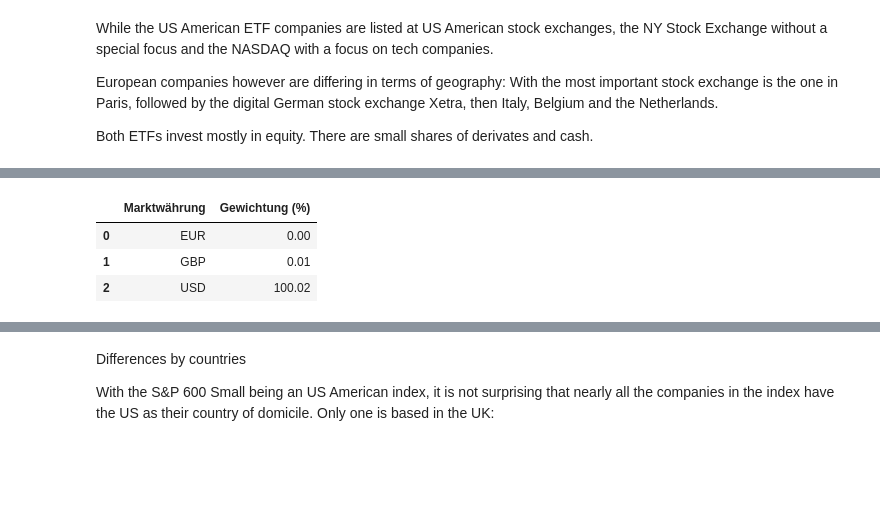
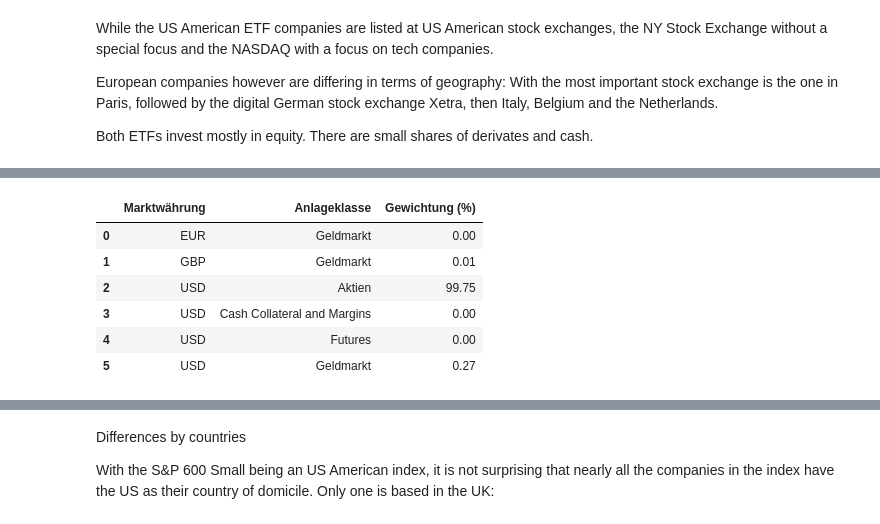
Before and after one commit to looreen/index_comparison, a Jupyter notebook: Index comparison.ipynb, the cells around one changed output, grey strips where cells are left out. Drawn from its saved outputs; the diff is of its cells as text; code cells hidden in the pictures; blank space fills up the shorter version.

```diff
--- a/Index comparison.ipynb
+++ b/Index comparison.ipynb
@@ -213,7 +243,10 @@ eurostoxxsmall.groupby('Anlageklasse', as_index=False).agg({'Gewichtung (%)': su
 # %%
-sp600small.groupby('Marktwährung', as_index=False).agg({'Gewichtung (%)': "sum"})
+sp600small.groupby(['Marktwährung', 'Anlageklasse'], as_index=False).agg({'Gewichtung (%)': "sum"})
 # %% [output]
-|  | Marktwährung | Gewichtung (%) |
-| 0 | EUR | 0.00 |
-| 1 | GBP | 0.01 |
-| 2 | USD | 100.02 |
+|  | Marktwährung | Anlageklasse | Gewichtung (%) |
+| 0 | EUR | Geldmarkt | 0.00 |
+| 1 | GBP | Geldmarkt | 0.01 |
+| 2 | USD | Aktien | 99.75 |
+| 3 | USD | Cash Collateral and Margins | 0.00 |
+| 4 | USD | Futures | 0.00 |
+| 5 | USD | Geldmarkt | 0.27 |
```
Also changed, not shown: parts of 8 cells of this notebook.
